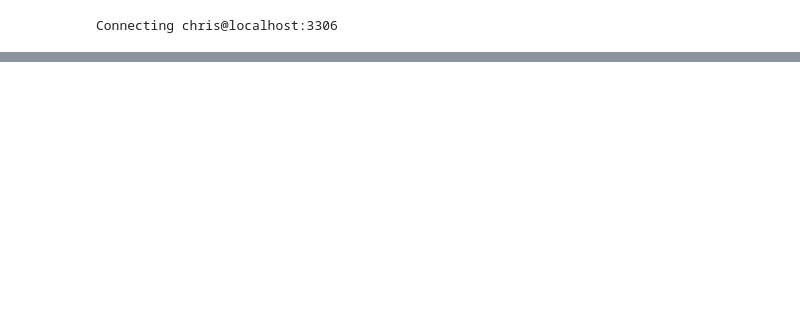
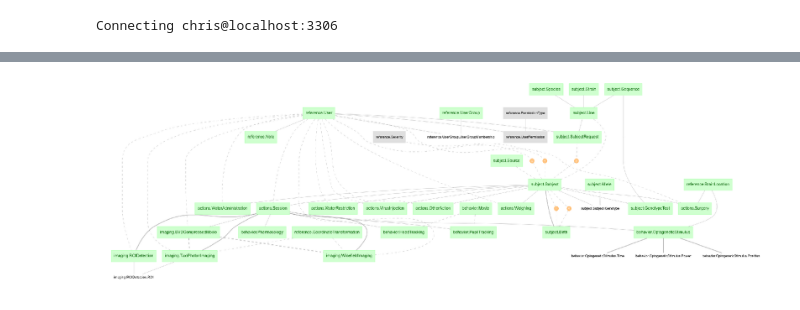
Before and after one commit to datajoint-catalog/djcat-alyx, a Jupyter notebook: alyx_dj.ipynb, the cells around one changed output, grey strips where cells are left out. Saved outputs shown, nothing was run; the diff lists cells and outputs as text; code cells hidden in the pictures; blank space fills up the shorter version.

```diff
--- a/alyx_dj.ipynb
+++ b/alyx_dj.ipynb
@@ -47,7 +47,10 @@ def medplot(erd):
 
 
 def bigplot(erd):
-    return erd
+    plt.imshow(plt.imread(io.BytesIO(erd.make_dot().create_png())))
+    plt.rcParams["figure.figsize"] = [28,28]
+    plt.gca().axis("off")
+    plt.show()
 # %% [output]
 Connecting chris@localhost:3306
 # %%
@@ -88,0 +106,9 @@ smallplot(dj.ERD(ephys))
+# %%
+# skipping equipment
+bigplot((dj.ERD(reference)
+ + dj.ERD(subject)
+ + dj.ERD(actions)
+ + dj.ERD(behavior)
+ + dj.ERD(imaging)))
+# %% [output]
+[figure, added]
```
Also changed, not shown: parts of 10 cells of this notebook, 2 other files.
